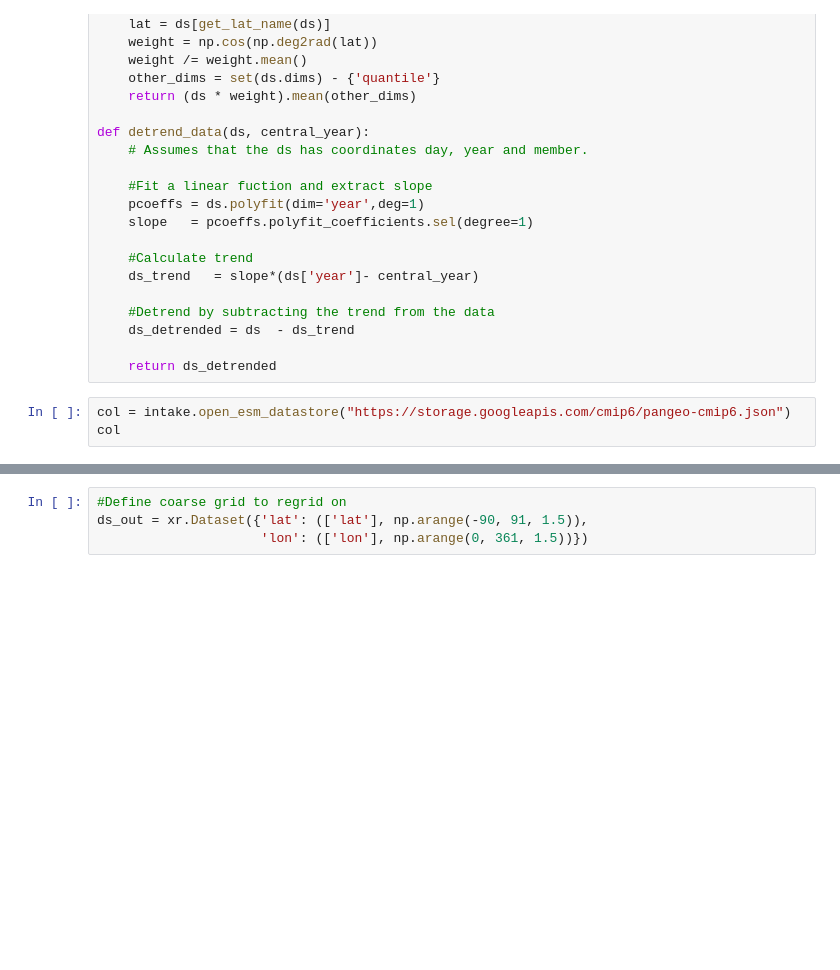
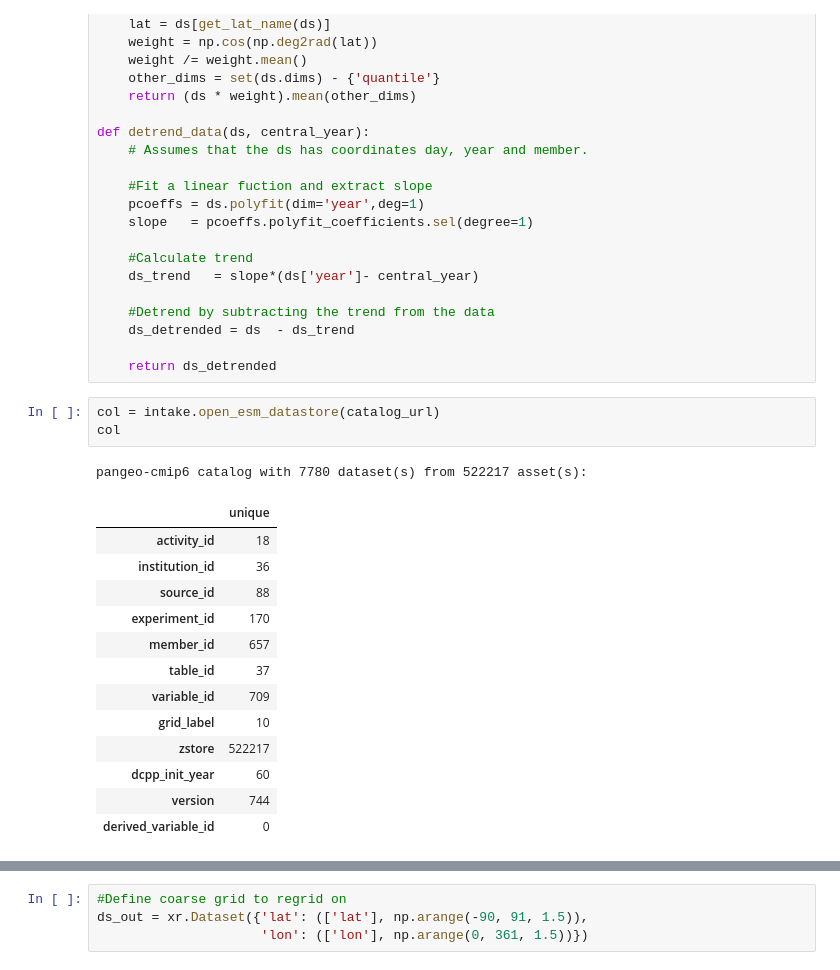
Before and after one commit to hrhampapura/moment_delta_mapping, a Jupyter notebook: notebooks/ncar_casper/01_cmip6_analysis.ipynb, the cells around one changed output, grey strips where cells are left out. Cells and saved outputs as stored; diff of their text form; blank space fills up the shorter version.

```diff
--- a/notebooks/ncar_casper/01_cmip6_analysis.ipynb
+++ b/notebooks/ncar_casper/01_cmip6_analysis.ipynb
@@ -74,6 +105,21 @@ def detrend_data(ds, central_year):
 
     return ds_detrended
 # %%
-col = intake.open_esm_datastore("https://storage.googleapis.com/cmip6/pangeo-cmip6.json")
+col = intake.open_esm_datastore(catalog_url)
 col
+# %% [output]
+pangeo-cmip6 catalog with 7780 dataset(s) from 522217 asset(s):
+|  | unique |
+| activity_id | 18 |
+| institution_id | 36 |
+| source_id | 88 |
+| experiment_id | 170 |
+| member_id | 657 |
+| table_id | 37 |
+| variable_id | 709 |
+| grid_label | 10 |
+| zstore | 522217 |
+| dcpp_init_year | 60 |
+| version | 744 |
+| derived_variable_id | 0 |
 # %%
```
Also changed, not shown: parts of 20 cells of this notebook, 1 other file.
